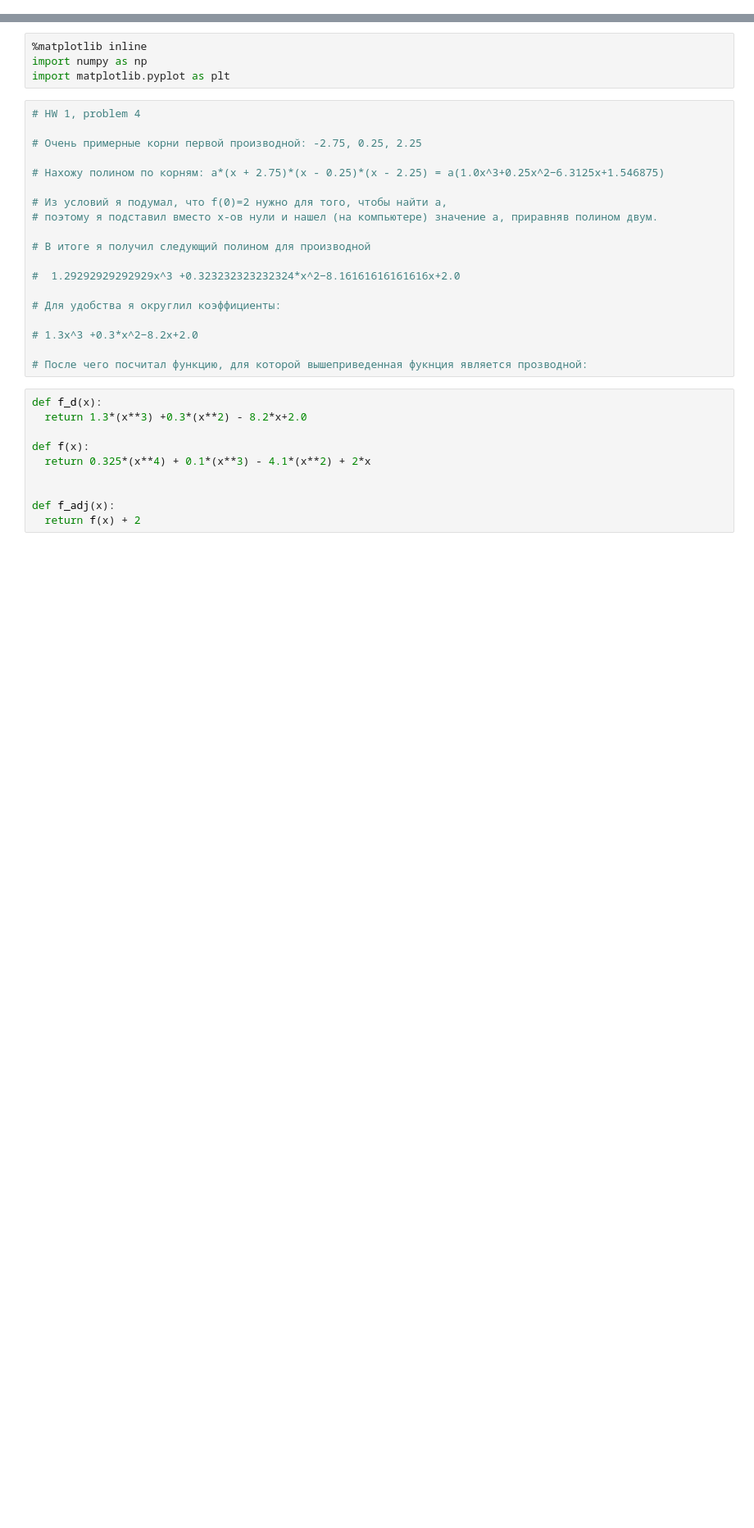
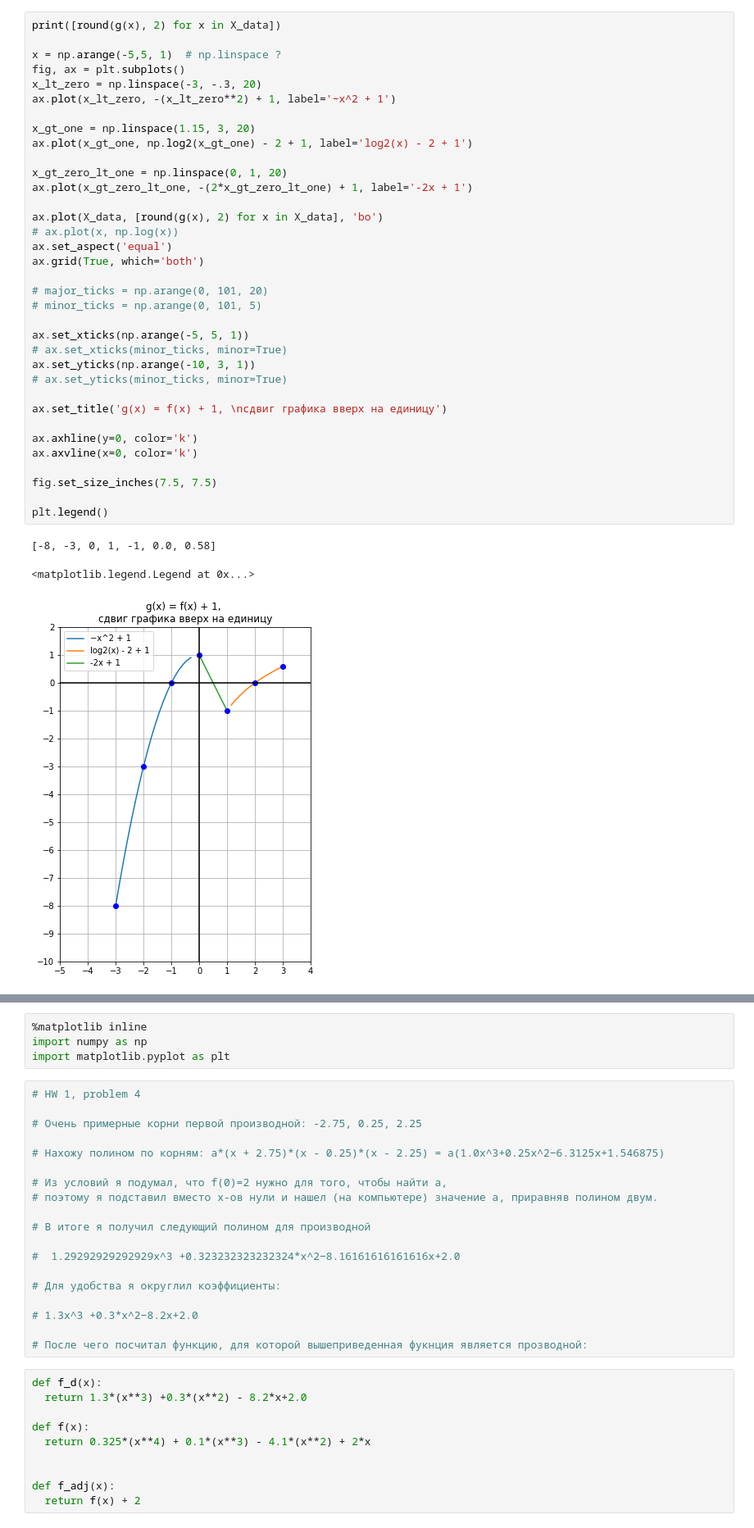
Before and after one commit to AlexSkrn/MISIS, a Jupyter notebook: HSE_HW_calculus.ipynb, the cells around one changed output, grey strips where cells are left out. Shown at 82% size. Saved outputs shown, nothing was run; the diff lists cells and outputs as text; blank space fills up the shorter version.

```diff
--- a/HSE_HW_calculus.ipynb
+++ b/HSE_HW_calculus.ipynb
@@ -0,0 +108,39 @@
+# %%
+print([round(g(x), 2) for x in X_data])
+
+x = np.arange(-5,5, 1)  # np.linspace ?
+fig, ax = plt.subplots()
+x_lt_zero = np.linspace(-3, -.3, 20)
+ax.plot(x_lt_zero, -(x_lt_zero**2) + 1, label='−x^2 + 1')
+
+x_gt_one = np.linspace(1.15, 3, 20)
+ax.plot(x_gt_one, np.log2(x_gt_one) - 2 + 1, label='log2(x) - 2 + 1')
+
+x_gt_zero_lt_one = np.linspace(0, 1, 20)
+ax.plot(x_gt_zero_lt_one, -(2*x_gt_zero_lt_one) + 1, label='-2x + 1')
+
+ax.plot(X_data, [round(g(x), 2) for x in X_data], 'bo')
+# ax.plot(x, np.log(x))
+ax.set_aspect('equal')
+ax.grid(True, which='both')
+
+# major_ticks = np.arange(0, 101, 20)
+# minor_ticks = np.arange(0, 101, 5)
+
+ax.set_xticks(np.arange(-5, 5, 1))
+# ax.set_xticks(minor_ticks, minor=True)
+ax.set_yticks(np.arange(-10, 3, 1))
+# ax.set_yticks(minor_ticks, minor=True)
+
+ax.set_title('g(x) = f(x) + 1, \nсдвиг графика вверх на единицу')
+
+ax.axhline(y=0, color='k')
+ax.axvline(x=0, color='k')
+
+fig.set_size_inches(7.5, 7.5)
+
+plt.legend()
+# %% [output]
+[-8, -3, 0, 1, -1, 0.0, 0.58]
+<matplotlib.legend.Legend at 0x...>
+[figure, added]
```
Also changed, not shown: parts of 21 cells of this notebook.
